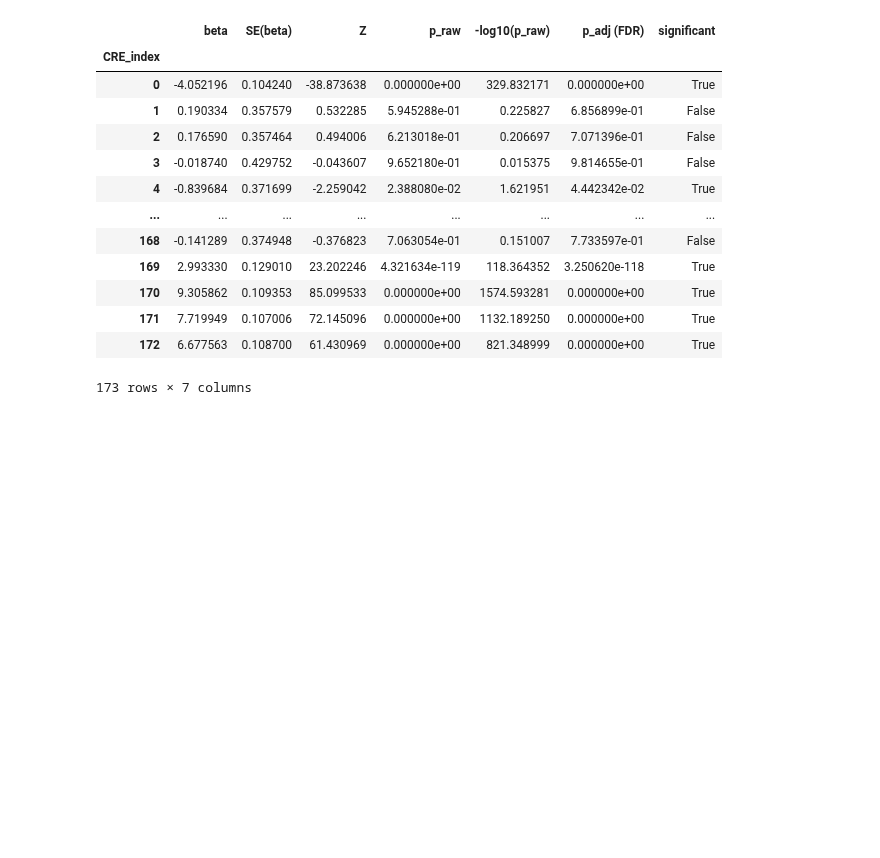
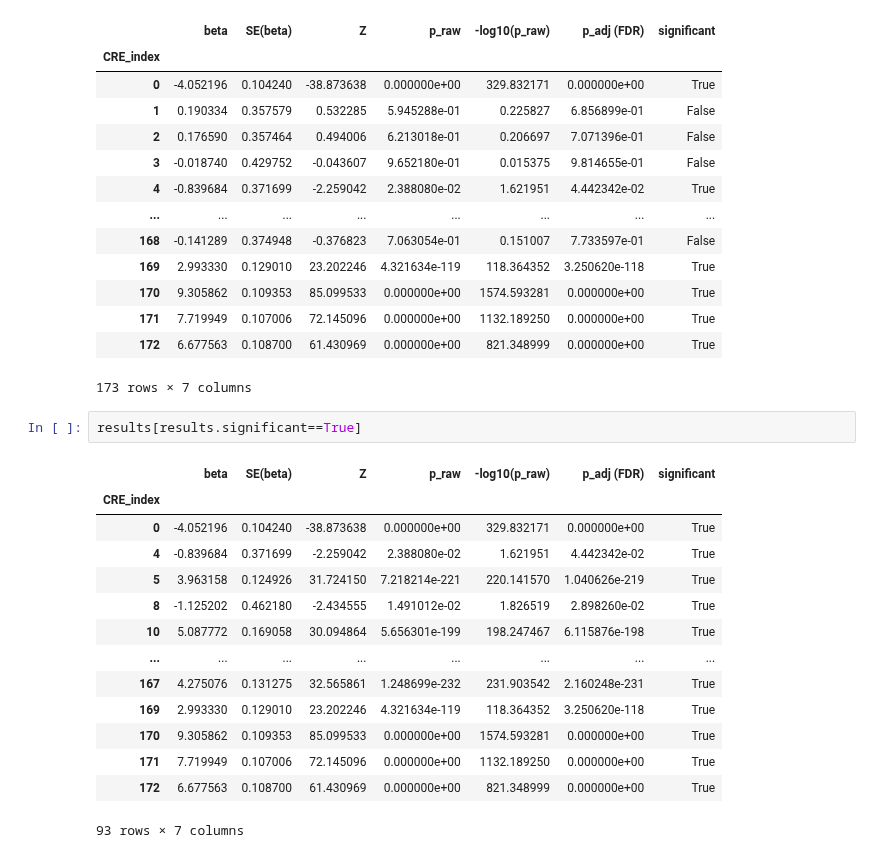
Before and after one commit to Reilly-Lab-Yale/tabula-rasa, a Jupyter notebook: notebooks/shendure_hypothesis_testing.ipynb, the cells around one changed output. Saved outputs shown, nothing was run; the diff lists cells and outputs as text; blank space fills up the shorter version.

```diff
--- a/notebooks/shendure_hypothesis_testing.ipynb
+++ b/notebooks/shendure_hypothesis_testing.ipynb
@@ -1217,3 +1217,20 @@ display(results)
 | 171 | 7.719949 | 0.107006 | 72.145096 | 0.000000e+00 | 1132.189250 | 0.000000e+00 | True |
 | 172 | 6.677563 | 0.108700 | 61.430969 | 0.000000e+00 | 821.348999 | 0.000000e+00 | True |
 173 rows × 7 columns
+# %%
+results[results.significant==True]
+# %% [output]
+|  | beta | SE(beta) | Z | p_raw | -log10(p_raw) | p_adj (FDR) | significant |
+| CRE_index |  |  |  |  |  |  |  |
+| 0 | -4.052196 | 0.104240 | -38.873638 | 0.000000e+00 | 329.832171 | 0.000000e+00 | True |
+| 4 | -0.839684 | 0.371699 | -2.259042 | 2.388080e-02 | 1.621951 | 4.442342e-02 | True |
+| 5 | 3.963158 | 0.124926 | 31.724150 | 7.218214e-221 | 220.141570 | 1.040626e-219 | True |
+| 8 | -1.125202 | 0.462180 | -2.434555 | 1.491012e-02 | 1.826519 | 2.898260e-02 | True |
+| 10 | 5.087772 | 0.169058 | 30.094864 | 5.656301e-199 | 198.247467 | 6.115876e-198 | True |
+| ... | ... | ... | ... | ... | ... | ... | ... |
+| 167 | 4.275076 | 0.131275 | 32.565861 | 1.248699e-232 | 231.903542 | 2.160248e-231 | True |
+| 169 | 2.993330 | 0.129010 | 23.202246 | 4.321634e-119 | 118.364352 | 3.250620e-118 | True |
+| 170 | 9.305862 | 0.109353 | 85.099533 | 0.000000e+00 | 1574.593281 | 0.000000e+00 | True |
+| 171 | 7.719949 | 0.107006 | 72.145096 | 0.000000e+00 | 1132.189250 | 0.000000e+00 | True |
+| 172 | 6.677563 | 0.108700 | 61.430969 | 0.000000e+00 | 821.348999 | 0.000000e+00 | True |
+93 rows × 7 columns
```
